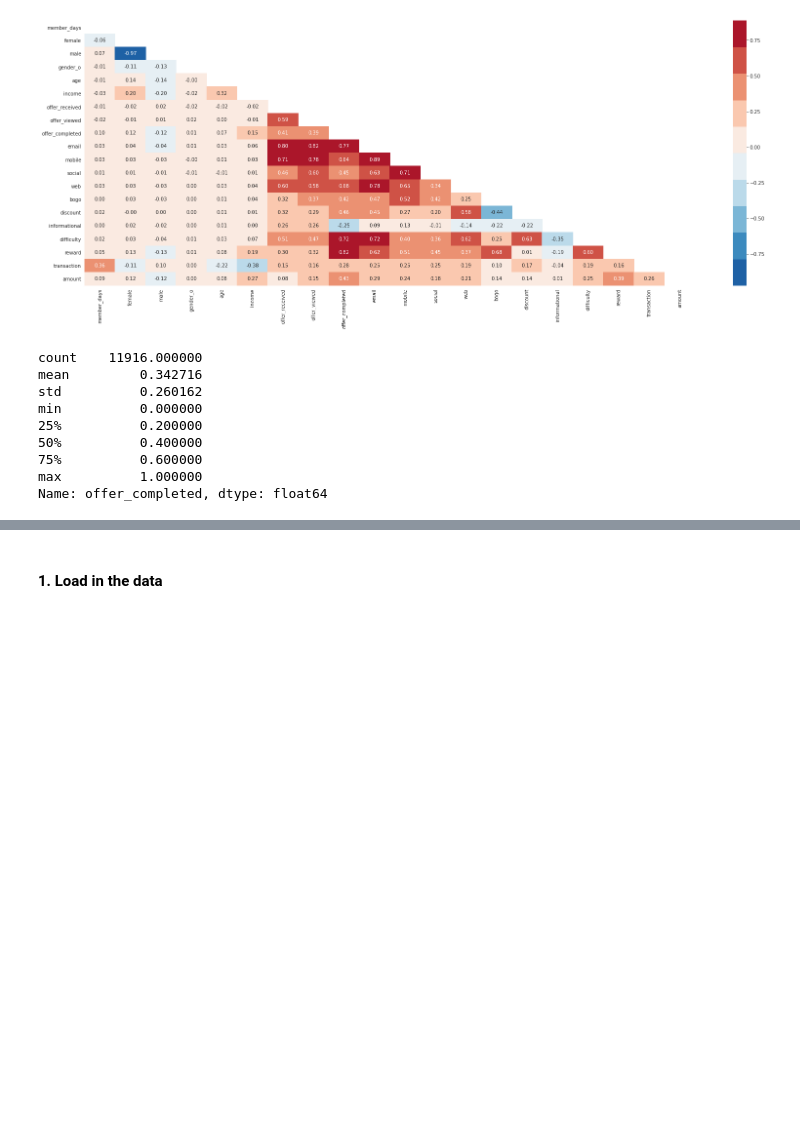
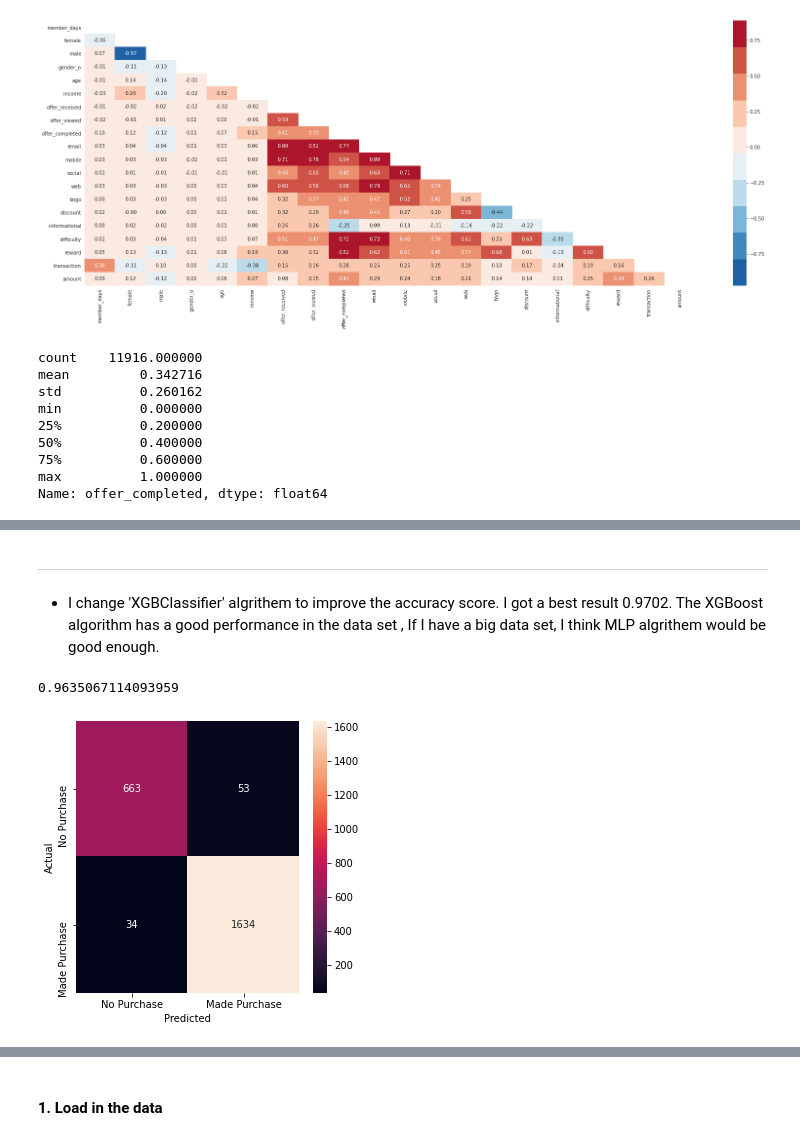
Before and after one commit to tomgtqq/DSND-Capstone-Project, a Jupyter notebook: Starbucks_Capstone_notebook.ipynb, the cells around one changed output, grey strips where cells are left out. Drawn from its saved outputs; the diff is of its cells as text; code cells hidden in the pictures; blank space fills up the shorter version.

```diff
--- a/Starbucks_Capstone_notebook.ipynb
+++ b/Starbucks_Capstone_notebook.ipynb
@@ -747,4 +765,4 @@ Name: offer_completed, dtype: float64
 # %%
-df_model['response'] = np.where(((df_model['offer_completed'] > (0.5 - 0.260162))&\
-                                (df_model['offer_completed'] < (0.5 + 0.260162))), 1, 0)
+df_model['response'] = np.where(((df_model['offer_completed'] > (0.34-0.260162))&\
+                                (df_model['offer_completed'] < (0.34+0.260162))), 1, 0)
 df_model.drop(['offer_completed'], axis=1, inplace=True)
@@ -766,7 +818,7 @@ plot_importance(model, ax=ax);
 X_train = X_train[['member_days', 'female', 'male', 'gender_o', 'age', 'income','email', 'mobile', 'social', 'web',
        'bogo', 'discount', 'reward']]
 
-clf = MLPClassifier(solver='adam', activation='logistic',alpha=1e-4,hidden_layer_sizes=(64,64,64), \
-                    random_state=45,max_iter=10000,verbose=10,tol=0.000000000001)
+clf = MLPClassifier(solver='adam', activation='relu',alpha=1e-3,hidden_layer_sizes=(64,64,64), \
+                    random_state=45,max_iter=1000,verbose=10,tol=0.00001)
 
 clf.fit(X_train, Y_train)
@@ -796,0 +875,4 @@ plt.show()
+# %% [markdown]
+---
+# %% [markdown]
+- I change 'XGBClassifier' algrithem to improve the accuracy score. I got a best result 0.9702. The XGBoost algorithm has a good performance in the data set , If I have a big data set, I think MLP algrithem would be good enough.
@@ -796,0 +885,15 @@ plt.show()
+# %%
+accuracy_score(Y_valid, Y_pred)
+# %% [output]
+0.9635067114093959
+# %%
+fig, ax= plt.subplots(figsize=(5,5))
+
+confusion_matrix = pd.crosstab(Y_valid, Y_pred, rownames=['Actual'], colnames=['Predicted'])
+
+sns.heatmap(confusion_matrix, annot=True, fmt='g', ax = ax)
+ax.xaxis.set_ticklabels(['No Purchase', 'Made Purchase']);
+ax.yaxis.set_ticklabels(['No Purchase', 'Made Purchase']);
+plt.show()
+# %% [output]
+[figure, added]
```
Also changed, not shown: parts of 33 cells of this notebook, 1 other file.
